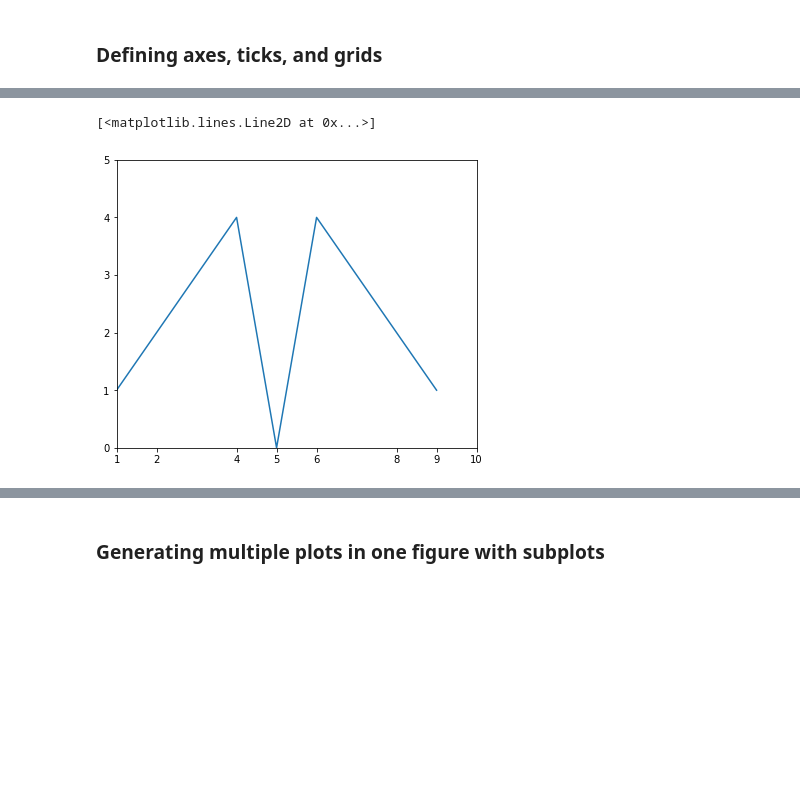
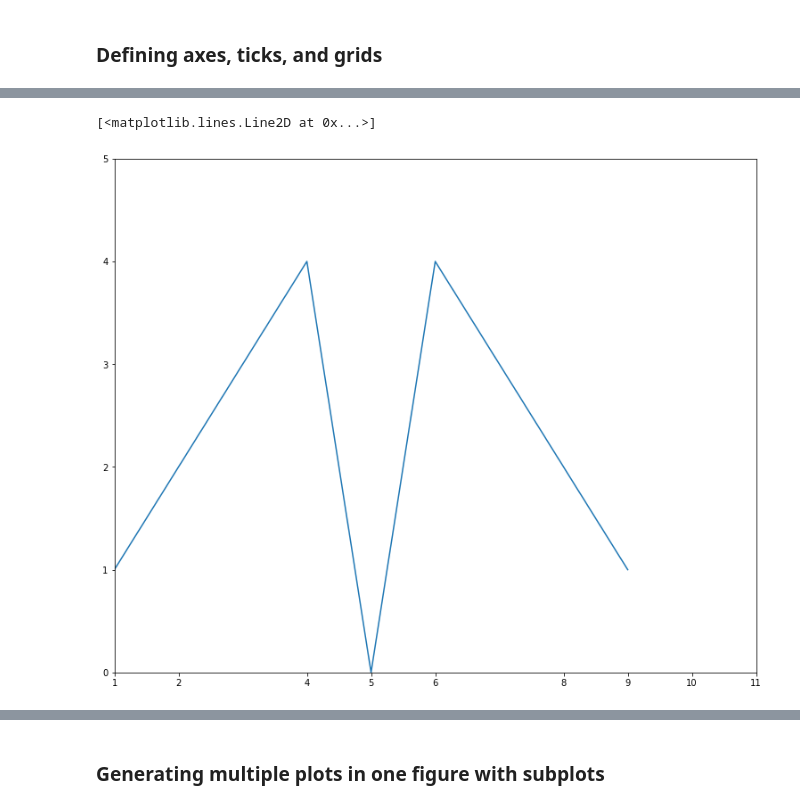
Before and after one commit to aloiswirth/python_data_science_essential_training_part_1, a Jupyter notebook: 04_02_begin/04_02_begin.ipynb, the cells around one changed output, grey strips where cells are left out. Saved outputs shown, nothing was run; the diff lists cells and outputs as text; code cells hidden in the pictures; blank space fills up the shorter version.

```diff
--- a/04_02_begin/04_02_begin.ipynb
+++ b/04_02_begin/04_02_begin.ipynb
@@ -11,7 +11,7 @@ import matplotlib.pyplot as plt
 from matplotlib import rcParams
 # %%
 %matplotlib inline
-rcParams['figure.figsize']= 5, 4
+rcParams['figure.figsize']= 10, 8
 # %% [markdown]
 ### Defining axes, ticks, and grids
 # %%
@@ -28,15 +35,15 @@ ax.plot(x, y)
 # %%
 fig = plt.figure()
 ax = fig.add_axes([.1, .1, 1, 1])
 
 ax.set_xlim([1, 9])
 ax.set_ylim([0, 5])
-ax.set_xticks([ 1, 2, 4, 5, 6, 8, 9, 10])
+ax.set_xticks([ 1, 2, 4, 5, 6, 8, 9, 10, 11])
 ax.set_yticks([0, 1, 2 , 3 , 4 ,5])
 
 ax.plot(x, y)
 # %% [output]
 [<matplotlib.lines.Line2D at 0x...>]
-[figure, old version]
+[figure, new version]
 # %%
 fig = plt.figure()
```
Also changed, not shown: parts of 6 cells of this notebook, 7 other files.
